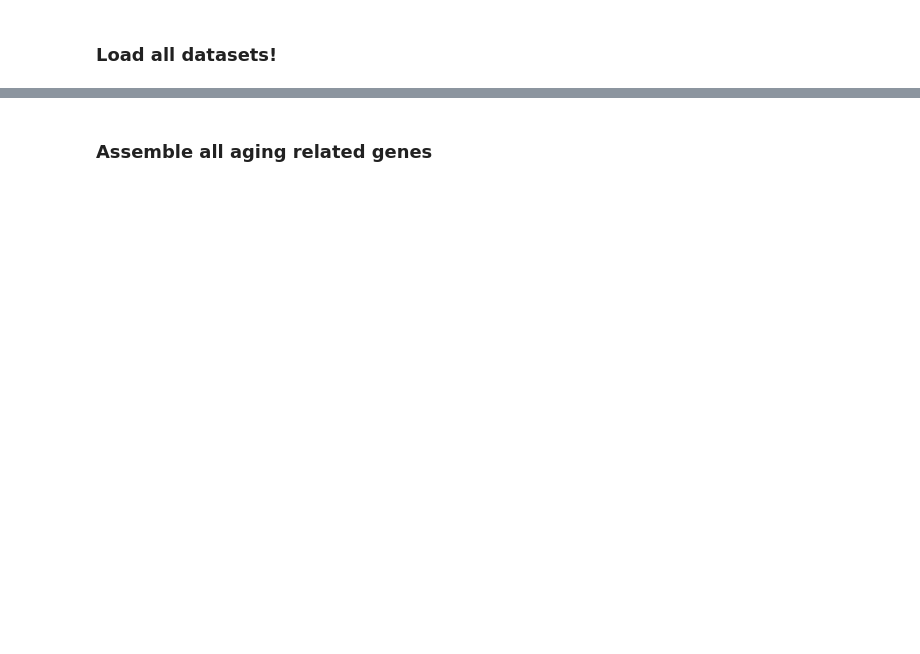
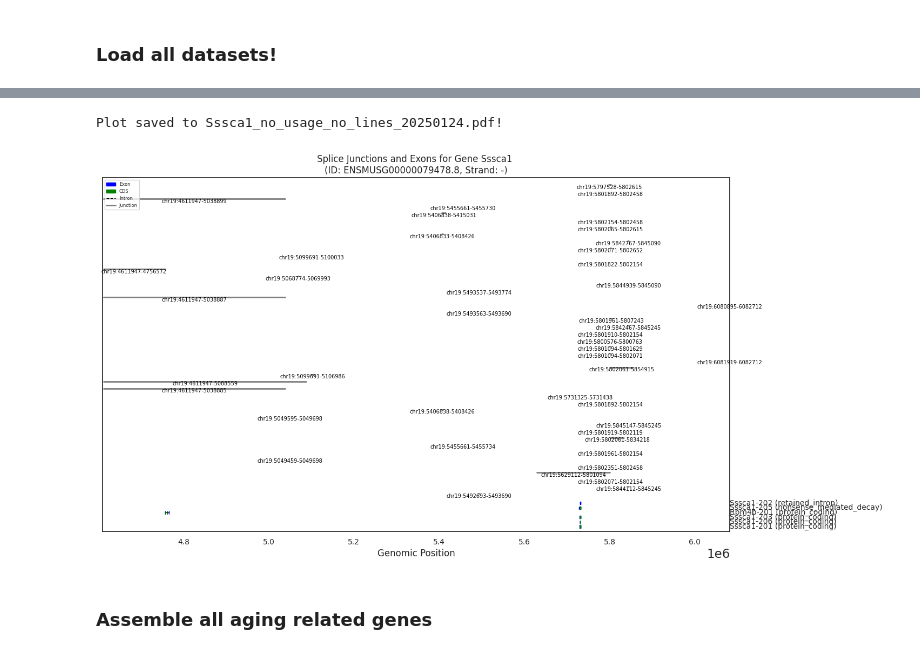
Before and after one commit to daklab/Leaflet-analysis, a Jupyter notebook: TabulaSenis/LeafletFA_analysis/02_LeafletFA_downstream.ipynb, the cells around one changed output, grey strips where cells are left out. Cells and saved outputs as stored; diff of their text form; code cells hidden in the pictures; blank space fills up the shorter version.

```diff
--- a/TabulaSenis/LeafletFA_analysis/02_LeafletFA_downstream.ipynb
+++ b/TabulaSenis/LeafletFA_analysis/02_LeafletFA_downstream.ipynb
@@ -84,0 +96,7 @@ atses = pd.read_csv(ATSE_file, sep="}")
+# %%
+# Load data and create the database (note this may take 1-2 minutes - do this once!)
+gtf_file = "/gpfs/commons/groups/knowles_lab/Karin/Leaflet-analysis-WD/TabulaSenis/genome_files/gencode.vM19/genes/genes.gtf"
+# Path to the database file created previously
+db_path = "/gpfs/commons/home/kisaev/Leaflet-analysis/TabulaSenis/LeafletFA_analysis/gencode.vM19"
+# Load the database
+db = gffutils.FeatureDB(db_path, keep_order=True)
@@ -84,0 +126,13 @@ atses = pd.read_csv(ATSE_file, sep="}")
+# %%
+test_clust_ss = pd.DataFrame(ja.check_splice_site_motifs(fasta_file, splice_junctions)).sort_values("splice_motif")
+
+test_clust_ss["junction_id"] = (
+    test_clust_ss["chrom"].astype(str) + "_" +
+    test_clust_ss["start"].astype(str) + "_" +
+    test_clust_ss["end"].astype(str) + "_" +
+    test_clust_ss["strand"].astype(str)
+)
+
+# remove start and end columns from test_clust_ss
+test_clust_ss = test_clust_ss.drop(columns=["start", "end", "usage_ratio"])
+test_clust_ss = test_clust_ss.merge(test_clust, on=["junction_id"])
@@ -84,0 +161,5 @@ atses = pd.read_csv(ATSE_file, sep="}")
+# %%
+# filter just the junctions that don't have canonical splice sites
+test_clust_ss[test_clust_ss.splice_motif == "GC-AG"]["junction_id"]
+splice_junctions = ja.convert_junction_ids(test_clust_ss[test_clust_ss.splice_motif == "GC-AG"][["junction_id", "Cluster", "usage_ratio"]])
+splice_junctions
@@ -84,0 +184,15 @@ atses = pd.read_csv(ATSE_file, sep="}")
+# %%
+# Check junction annotations
+junction_annotation_results = ja.check_junction_annotation(splice_junctions, db)
+
+# Extract unique transcript IDs from junction_labels
+unique_transcripts = list({transcript for label in junction_annotation_results for transcript in label['transcripts']})
+
+# Fetch transcript exon coordinates and determine plot boundaries
+transcript_data = ja.fetch_transcripts_and_annotations(db, unique_transcripts)
+
+# Get start and end coordinates for our plot
+region_start, region_end = ja.determine_region_boundaries(splice_junctions)
+
+# Optionally - confirm whether your splice junctions fully annotate to known exons on 5' or 3' side!
+ja.check_junction_annotation(splice_junctions, db)
@@ -85,3 +217,8 @@ atses = pd.read_csv(ATSE_file, sep="}")
+# %%
+ja.plot_exons_and_junctions(db, transcript_data, splice_junctions, region_start-1000, region_end-1000, base_width=15, trans_height=0.8, show_usage=False, show_junc_lines=False)
+# %% [output]
+Plot saved to Sssca1_no_usage_no_lines_20250124.pdf!
+[figure, added]
 # %%
 # Load the latent variables (pickle file)
 latent_vars_file = f"{model_training_results_path}/latent_vars.pkl"
```
Also changed, not shown: parts of 27 cells of this notebook, 10 other files.
